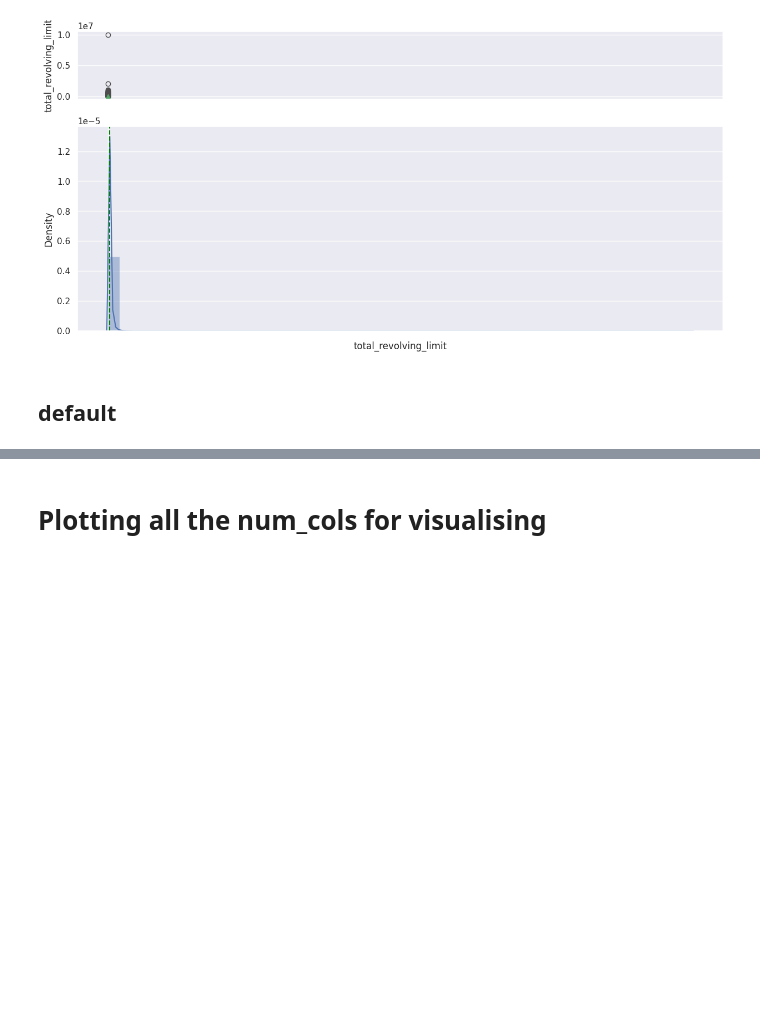
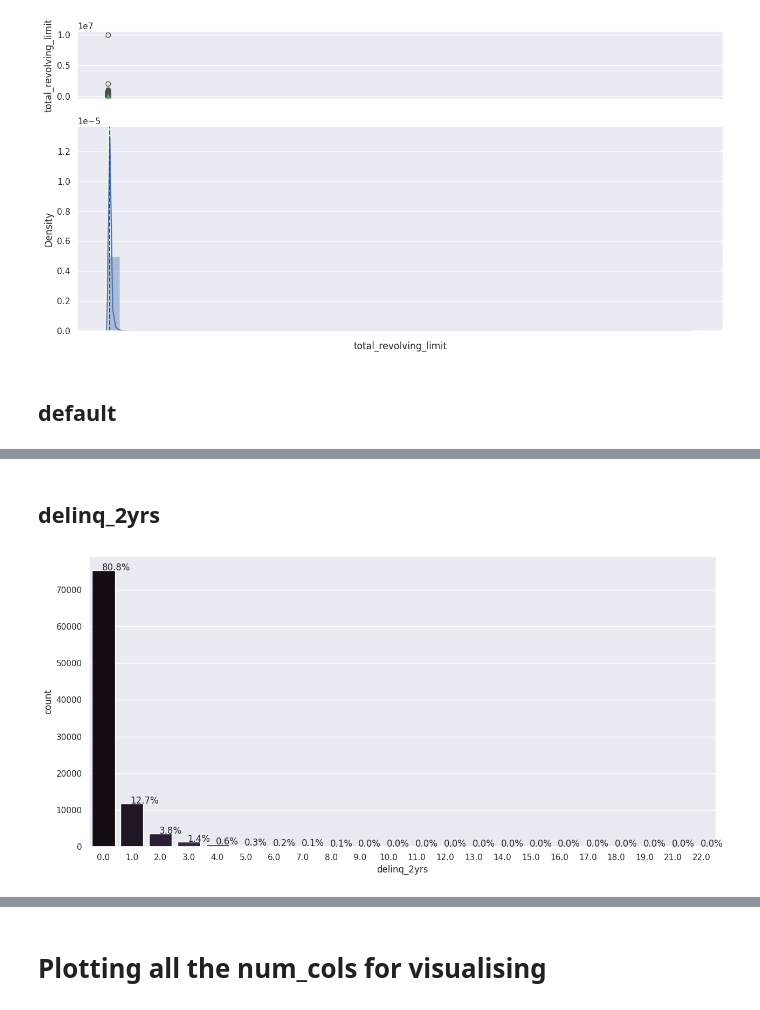
Before and after one commit to 8946-art/Boosting_eVISA_Business-Application, a Jupyter notebook: NBFC Loan Default.ipynb, the cells around one changed output, grey strips where cells are left out. Cells and saved outputs as stored; diff of their text form; code cells hidden in the pictures; blank space fills up the shorter version.

```diff
--- a/NBFC Loan Default.ipynb
+++ b/NBFC Loan Default.ipynb
@@ -417,0 +428,6 @@ histogram_boxplot(df.total_revolving_limit)
+# %% [markdown]
+## delinq_2yrs
+# %%
+perc_on_bar(df.delinq_2yrs)
+# %% [output]
+[figure, added]
```
Also changed, not shown: parts of 45 cells of this notebook.
